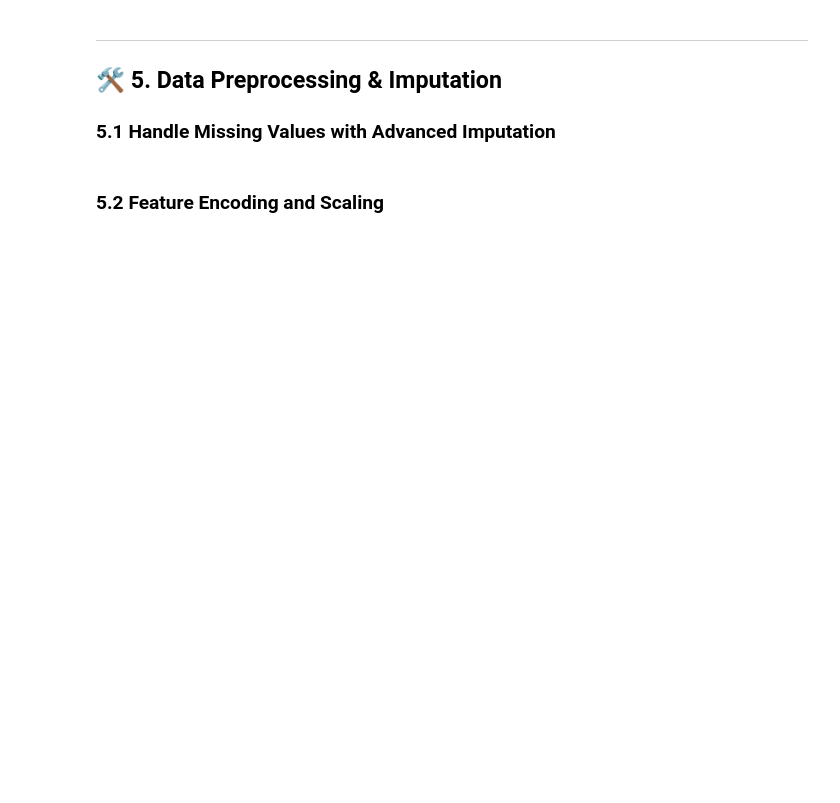
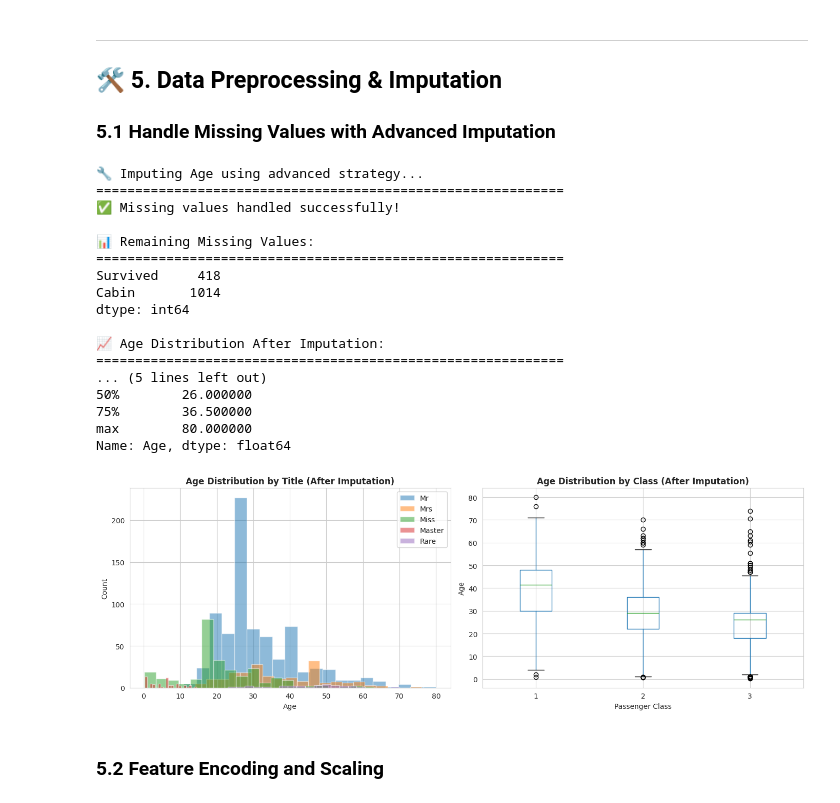
Before and after one commit to dustinober1/Kaggle-Notebooks, a Jupyter notebook: Titanic.ipynb, the cells around one changed output. Saved outputs shown, nothing was run; the diff lists cells and outputs as text; code cells hidden in the pictures; blank space fills up the shorter version.

```diff
--- a/Titanic.ipynb
+++ b/Titanic.ipynb
@@ -944,6 +1098,10 @@ full_data['Age_Pclass'] = full_data['Age'] * full_data['Pclass']
 
 # Update Sex_Age interaction
 full_data['Sex_Age'] = full_data['Sex'] + '_' + full_data['AgeGroup']
+
+# Update FarePerPerson and Fare_Pclass after Fare imputation
+full_data['FarePerPerson'] = full_data['Fare'] / full_data['FamilySize']
+full_data['Fare_Pclass'] = full_data['Fare'] * full_data['Pclass']
 
 # 4. Handle Cabin - we already created HasCabin and Deck features
 # Fill missing Deck with most common for that Pclass
@@ -961,33 +1119,52 @@ if len(missing_after) == 0:
     print("✅ No missing values in engineered features!")
 else:
     print(missing_after)
 
 # Verify imputation
 print(f"\n📈 Age Distribution After Imputation:")
 print("="*60)
 print(full_data['Age'].describe())
 
 # Visualize age imputation
 fig, axes = plt.subplots(1, 2, figsize=(14, 5))
 
 # Age distribution by title
 for title in full_data['Title'].unique():
     data = full_data[full_data['Title'] == title]['Age']
     axes[0].hist(data, alpha=0.5, label=title, bins=20)
 axes[0].set_title('Age Distribution by Title (After Imputation)', fontweight='bold')
 axes[0].set_xlabel('Age')
 axes[0].set_ylabel('Count')
 axes[0].legend()
 
 # Age vs Pclass
 full_data.boxplot(column='Age', by='Pclass', ax=axes[1])
 axes[1].set_title('Age Distribution by Class (After Imputation)', fontweight='bold')
 axes[1].set_xlabel('Passenger Class')
 axes[1].set_ylabel('Age')
 plt.suptitle('')
 
 plt.tight_layout()
 plt.show()
+# %% [output]
+🔧 Imputing Age using advanced strategy...
+============================================================
+✅ Missing values handled successfully!
+
+📊 Remaining Missing Values:
+============================================================
+Survived     418
+Cabin       1014
+dtype: int64
+
+📈 Age Distribution After Imputation:
+============================================================
+... (5 lines left out)
+50%        26.000000
+75%        36.500000
+max        80.000000
+Name: Age, dtype: float64
+[figure, added]
 # %% [markdown]
 ### 5.2 Feature Encoding and Scaling
 # %%
```
Also changed, not shown: parts of 26 cells of this notebook.
